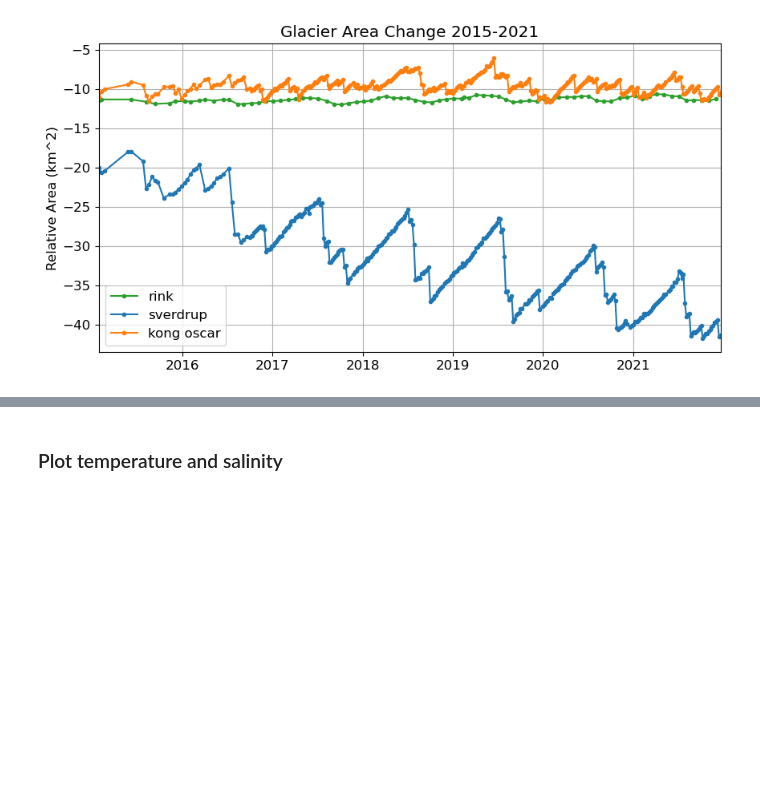
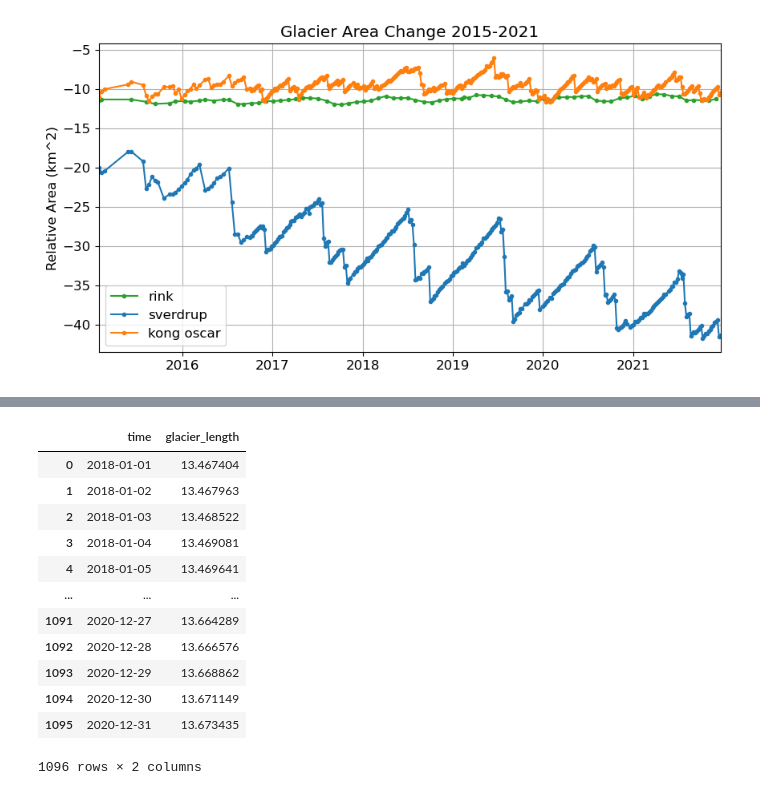
Before and after one commit to mjzahn/OMG_narwhals_habitat-model, a Jupyter notebook: Exploratory plots.ipynb, the cells around one changed output, grey strips where cells are left out. Saved outputs shown, nothing was run; the diff lists cells and outputs as text; code cells hidden in the pictures; blank space fills up the shorter version.

```diff
--- a/Exploratory plots.ipynb
+++ b/Exploratory plots.ipynb
@@ -586,2 +619,0 @@ plt.grid()
-# %% [markdown]
-### Plot temperature and salinity
@@ -589,0 +620,28 @@ plt.grid()
+# %%
+# create dataframes and export csv files
+rink_glacier_len_df_1D   = pd.DataFrame({'time': glacier_len_rink_interp.sel(date=slice('2018','2020')).date.values,\
+                                         'glacier_length': glacier_len_rink_interp.sel(date=slice('2018','2020')).values})
+ko_glacier_len_df_1D     = pd.DataFrame({'time': glacier_len_ko_interp.sel(date=slice('2018','2020')).date.values,\
+                                         'glacier_length': glacier_len_ko_interp.sel(date=slice('2018','2020')).values})
+sver_glacier_len_df_1D   = pd.DataFrame({'time': glacier_len_sver_interp.sel(date=slice('2018','2020')).date.values,\
+                                         'glacier_length': glacier_len_sver_interp.sel(date=slice('2018','2020')).values})
+
+rink_glacier_len_df_1D.to_csv('D:/Habitat_model_data/covariate_csv_files/glacier_length/rink_glacier_length_1D.csv', index=False)
+ko_glacier_len_df_1D.to_csv('D:/Habitat_model_data/covariate_csv_files/glacier_length/kongoscar_glacier_length_1D.csv', index=False)
+sver_glacier_len_df_1D.to_csv('D:/Habitat_model_data/covariate_csv_files/glacier_length/sverdrup_glacier_length_1D.csv', index=False)
+# %%
+rink_glacier_len_df_1D
+# %% [output]
+|  | time | glacier_length |
+| 0 | 2018-01-01 | 13.467404 |
+| 1 | 2018-01-02 | 13.467963 |
+| 2 | 2018-01-03 | 13.468522 |
+| 3 | 2018-01-04 | 13.469081 |
+| 4 | 2018-01-05 | 13.469641 |
+| ... | ... | ... |
+| 1091 | 2020-12-27 | 13.664289 |
+| 1092 | 2020-12-28 | 13.666576 |
+| 1093 | 2020-12-29 | 13.668862 |
+| 1094 | 2020-12-30 | 13.671149 |
+| 1095 | 2020-12-31 | 13.673435 |
+1096 rows × 2 columns
```
Also changed, not shown: parts of 6 cells of this notebook, 3 other files.
